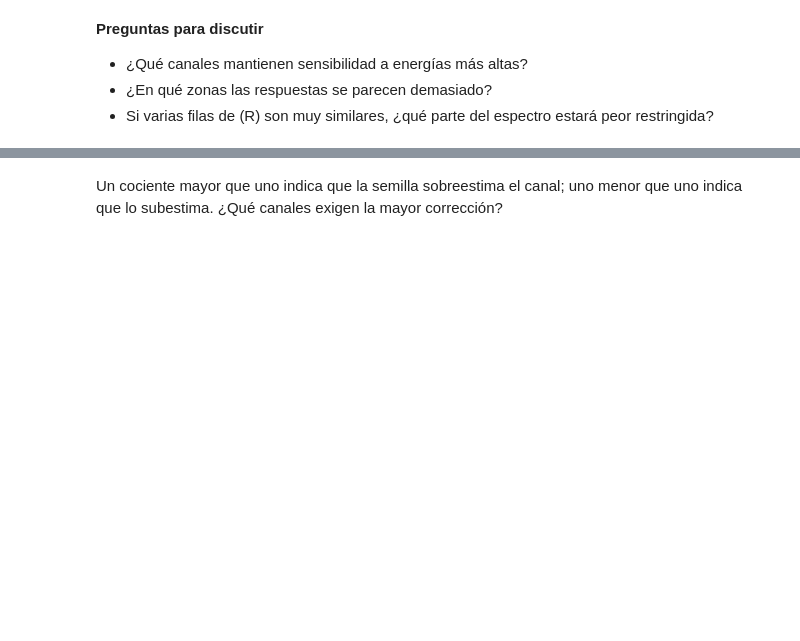
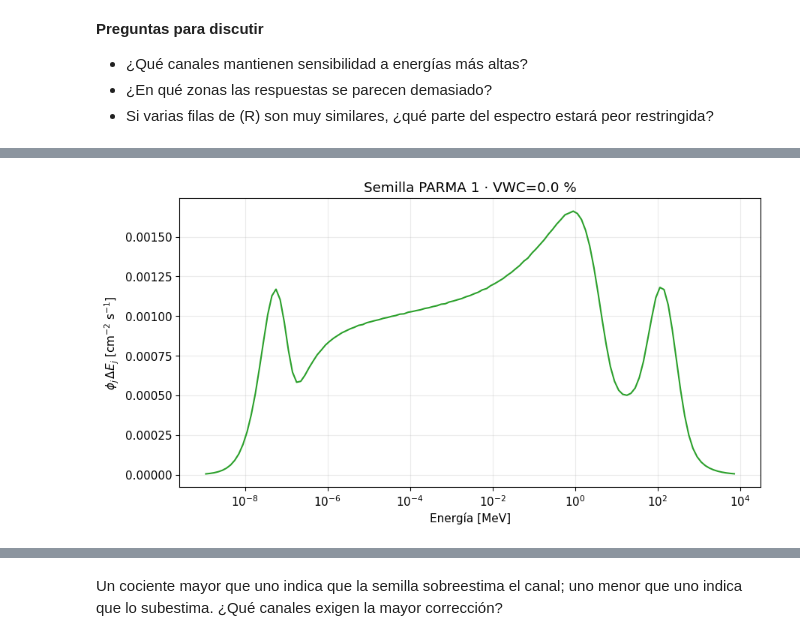
Before and after one commit to flopezus/cosmic-ray-neutron-spectrum-deconvolution-program, a Jupyter notebook: classroom/notebooks/unfolding_local.ipynb, the cells around one changed output, grey strips where cells are left out. Cells and saved outputs as stored; diff of their text form; code cells hidden in the pictures; blank space fills up the shorter version.

```diff
--- a/classroom/notebooks/unfolding_local.ipynb
+++ b/classroom/notebooks/unfolding_local.ipynb
@@ -213,16 +328,23 @@ Conocidos \(\phi\) y \(R\), calcular tasas es directo. El unfolding intenta lo c
 # %%
 seed_spectrum, water_fraction = load_seed_spectrum(CONFIG_FILE, SEED_NUMBER)
 seed_flux = seed_spectrum["Flujo diferencial"].to_numpy()
 seed_integral = seed_spectrum["Flujo por bin"].to_numpy()
 
 fig, axis = plt.subplots()
-axis.loglog(energy_mid, seed_integral, color="tab:green")
+#axis.loglog(energy_mid, seed_integral, color="tab:green")
+axis.semilogx(
+    energy_mid,
+    seed_integral,
+    color="tab:green",
+)
 axis.set(
     xlabel="Energía [MeV]",
     ylabel=r"$\phi_j\,\Delta E_j$ [cm$^{-2}$ s$^{-1}$]",
     title=f"Semilla PARMA {SEED_NUMBER} · VWC={100*water_fraction:.1f} %",
 )
 plt.show()
+# %% [output]
+[figure, added]
 # %%
 seed_prediction = forward_fold(response_matrix, seed_flux, energy_width)
 seed_ratio = np.divide(
```
Also changed, not shown: parts of 31 cells of this notebook.
